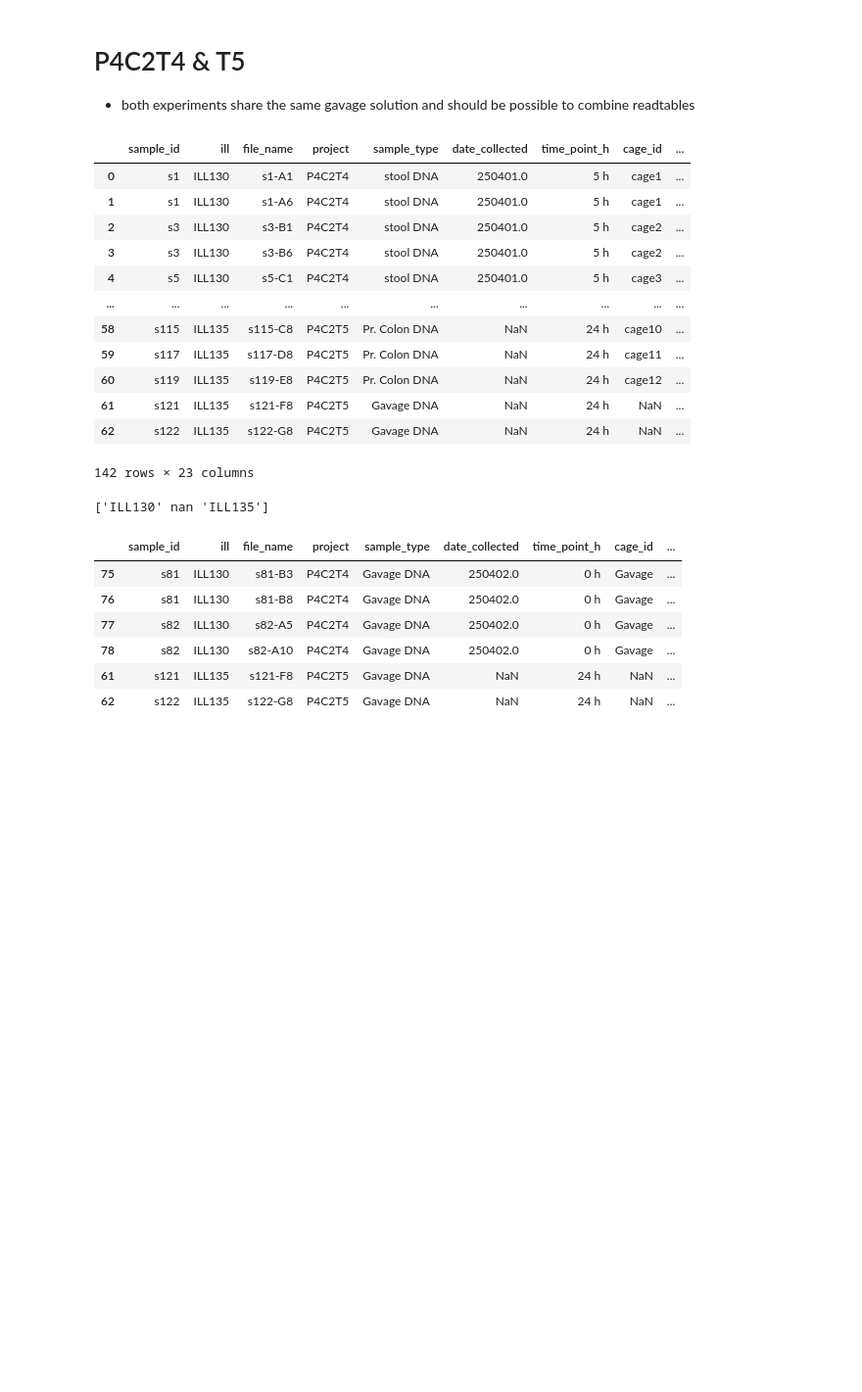
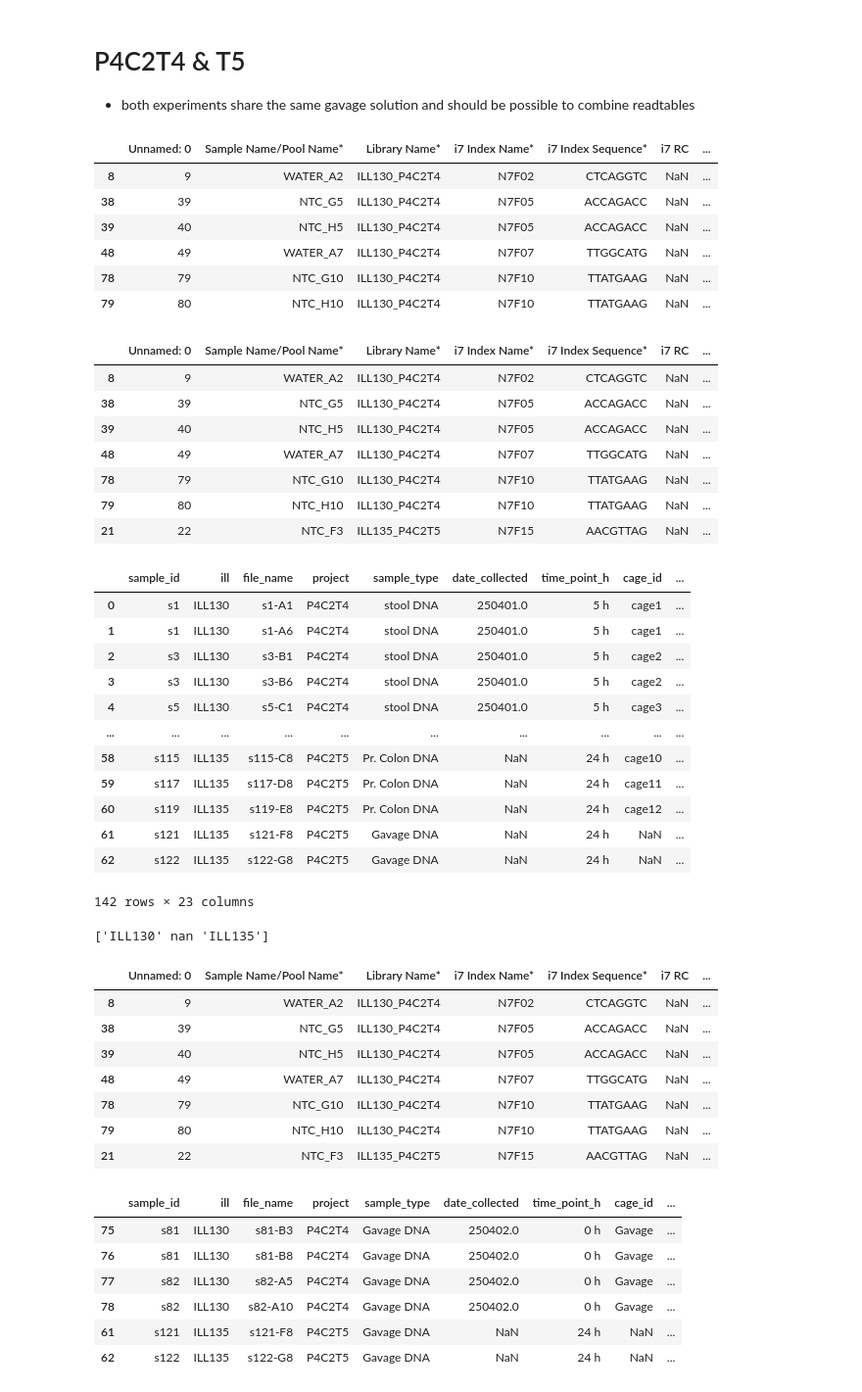
Before and after one commit to c-ruprecht/population_bottlenecks, a Jupyter notebook: input_files/metadata.ipynb, the cells around one changed output. Shown at 98% size. Saved outputs shown, nothing was run; the diff lists cells and outputs as text; code cells hidden in the pictures; blank space fills up the shorter version.

```diff
--- a/input_files/metadata.ipynb
+++ b/input_files/metadata.ipynb
@@ -231,48 +217,76 @@ df_samplesheet = df_samplesheet.loc[df_samplesheet['sample_type'].str.contains('
 df_ill = df_ill.dropna(subset=['Sample Name/Pool Name*'])
 df_ill['sample_id']= df_ill['Sample Name/Pool Name*'].apply(lambda x: str(x).split('_')[0])
 df_ill['project'] = df_ill['Library Name*'].apply(lambda x: str(x).split('_')[1])
 #correct library name in ILL138 run
 df_ill['ill'] = df_ill['Library Name*'].apply(lambda x:  str(x).split('_')[0])
 df_ill['file_name'] = df_ill['Sample Name/Pool Name*'].apply(lambda x: str(x).replace('_', '-'))
 df_merge = pd.merge(df_ill[['sample_id', 'ill', 'file_name', 'project']], df_samplesheet, how = 'right', on = ['sample_id', 'project'])
 df_merge.head(10)
 df_P4C2T4 = df_merge.copy()
-
+df_ill_ntc = df_ill.loc[df_ill['Sample Name/Pool Name*'].str.contains("WATER|NTC")]
+display(df_ill_ntc)
 #P4C2T5
 df_ill = pd.read_excel('/Users/ruprec01/Documents/Faith_lab/Git/population_bottlenecks/input_files/ill_sheets/ILL135_sample_sheet.xlsx',
                             sheet_name = 'Individual Library Information', header = 1)
 df_samplesheet = pd.read_csv('/Users/ruprec01/Documents/Faith_lab/Git/population_bottlenecks/input_files/metadata/P4C2T5_cr_mouse_sample - P4C2T5.tsv', sep = '\t')
 
 df_samplesheet = df_samplesheet.loc[df_samplesheet['sample_type'].str.contains('DNA')].copy()
 df_ill = df_ill.dropna(subset=['Sample Name/Pool Name*'])
 df_ill['sample_id']= df_ill['Sample Name/Pool Name*'].apply(lambda x: str(x).split('_')[0])
 df_ill['project'] = df_ill['Library Name*'].apply(lambda x: str(x).split('_')[1])
 #correct library name in ILL138 run
 df_ill['ill'] = df_ill['Library Name*'].apply(lambda x:  str(x).split('_')[0])
 df_ill['file_name'] = df_ill['Sample Name/Pool Name*'].apply(lambda x: str(x).replace('_', '-'))
 df_merge = pd.merge(df_ill[['sample_id', 'ill', 'file_name', 'project']], df_samplesheet, how = 'right', on = ['sample_id', 'project'])
 df_merge.head(10)
 df_P4C2T5 = df_merge.copy()
+df_ill_ntc = pd.concat([df_ill_ntc, df_ill.loc[df_ill['Sample Name/Pool Name*'].str.contains("WATER|NTC")]], axis= 0)
+display(df_ill_ntc)
 
 #merge
 df_merge = pd.concat([df_P4C2T4, df_P4C2T5], axis = 0)
 display(df_merge)
 print(df_merge.ill.unique())
+
+df_ill_ntc
 # %% [output]
-|  | sample_id | ill | file_name | project | sample_type | date_collected | time_point_h | cage_id | ... |
-| 0 | s1 | ILL130 | s1-A1 | P4C2T4 | stool DNA | 250401.0 | 5 h | cage1 | ... |
-| 1 | s1 | ILL130 | s1-A6 | P4C2T4 | stool DNA | 250401.0 | 5 h | cage1 | ... |
-| 2 | s3 | ILL130 | s3-B1 | P4C2T4 | stool DNA | 250401.0 | 5 h | cage2 | ... |
-| 3 | s3 | ILL130 | s3-B6 | P4C2T4 | stool DNA | 250401.0 | 5 h | cage2 | ... |
-| 4 | s5 | ILL130 | s5-C1 | P4C2T4 | stool DNA | 250401.0 | 5 h | cage3 | ... |
-| ... | ... | ... | ... | ... | ... | ... | ... | ... | ... |
-| 58 | s115 | ILL135 | s115-C8 | P4C2T5 | Pr. Colon DNA | NaN | 24 h | cage10 | ... |
-| 59 | s117 | ILL135 | s117-D8 | P4C2T5 | Pr. Colon DNA | NaN | 24 h | cage11 | ... |
-| 60 | s119 | ILL135 | s119-E8 | P4C2T5 | Pr. Colon DNA | NaN | 24 h | cage12 | ... |
-| 61 | s121 | ILL135 | s121-F8 | P4C2T5 | Gavage DNA | NaN | 24 h | NaN | ... |
-| 62 | s122 | ILL135 | s122-G8 | P4C2T5 | Gavage DNA | NaN | 24 h | NaN | ... |
+|  | Unnamed: 0 | Sample Name/Pool Name* | Library Name* | i7 Index Name* | i7 Index Sequence* | i7 RC | ... |
+| 8 | 9 | WATER_A2 | ILL130_P4C2T4 | N7F02 | CTCAGGTC | NaN | ... |
+| 38 | 39 | NTC_G5 | ILL130_P4C2T4 | N7F05 | ACCAGACC | NaN | ... |
+| 39 | 40 | NTC_H5 | ILL130_P4C2T4 | N7F05 | ACCAGACC | NaN | ... |
+| 48 | 49 | WATER_A7 | ILL130_P4C2T4 | N7F07 | TTGGCATG | NaN | ... |
+| 78 | 79 | NTC_G10 | ILL130_P4C2T4 | N7F10 | TTATGAAG | NaN | ... |
+| 79 | 80 | NTC_H10 | ILL130_P4C2T4 | N7F10 | TTATGAAG | NaN | ... |
+|  | Unnamed: 0 | Sample Name/Pool Name* | Library Name* | i7 Index Name* | i7 Index Sequence* | i7 RC | ... |
+| 8 | 9 | WATER_A2 | ILL130_P4C2T4 | N7F02 | CTCAGGTC | NaN | ... |
+| 38 | 39 | NTC_G5 | ILL130_P4C2T4 | N7F05 | ACCAGACC | NaN | ... |
+| 39 | 40 | NTC_H5 | ILL130_P4C2T4 | N7F05 | ACCAGACC | NaN | ... |
+| 48 | 49 | WATER_A7 | ILL130_P4C2T4 | N7F07 | TTGGCATG | NaN | ... |
+| 78 | 79 | NTC_G10 | ILL130_P4C2T4 | N7F10 | TTATGAAG | NaN | ... |
+| 79 | 80 | NTC_H10 | ILL130_P4C2T4 | N7F10 | TTATGAAG | NaN | ... |
+| 21 | 22 | NTC_F3 | ILL135_P4C2T5 | N7F15 | AACGTTAG | NaN | ... |
+|  | sample_id | ill | file_name | project | sample_type | date_collected | time_point_h | cage_id | ... |
+| 0 | s1 | ILL130 | s1-A1 | P4C2T4 | stool DNA | 250401.0 | 5 h | cage1 | ... |
+| 1 | s1 | ILL130 | s1-A6 | P4C2T4 | stool DNA | 250401.0 | 5 h | cage1 | ... |
+| 2 | s3 | ILL130 | s3-B1 | P4C2T4 | stool DNA | 250401.0 | 5 h | cage2 | ... |
+| 3 | s3 | ILL130 | s3-B6 | P4C2T4 | stool DNA | 250401.0 | 5 h | cage2 | ... |
+| 4 | s5 | ILL130 | s5-C1 | P4C2T4 | stool DNA | 250401.0 | 5 h | cage3 | ... |
+| ... | ... | ... | ... | ... | ... | ... | ... | ... | ... |
+| 58 | s115 | ILL135 | s115-C8 | P4C2T5 | Pr. Colon DNA | NaN | 24 h | cage10 | ... |
+| 59 | s117 | ILL135 | s117-D8 | P4C2T5 | Pr. Colon DNA | NaN | 24 h | cage11 | ... |
+| 60 | s119 | ILL135 | s119-E8 | P4C2T5 | Pr. Colon DNA | NaN | 24 h | cage12 | ... |
+| 61 | s121 | ILL135 | s121-F8 | P4C2T5 | Gavage DNA | NaN | 24 h | NaN | ... |
+| 62 | s122 | ILL135 | s122-G8 | P4C2T5 | Gavage DNA | NaN | 24 h | NaN | ... |
 142 rows × 23 columns
 ['ILL130' nan 'ILL135']
+|  | Unnamed: 0 | Sample Name/Pool Name* | Library Name* | i7 Index Name* | i7 Index Sequence* | i7 RC | ... |
+| 8 | 9 | WATER_A2 | ILL130_P4C2T4 | N7F02 | CTCAGGTC | NaN | ... |
+| 38 | 39 | NTC_G5 | ILL130_P4C2T4 | N7F05 | ACCAGACC | NaN | ... |
+| 39 | 40 | NTC_H5 | ILL130_P4C2T4 | N7F05 | ACCAGACC | NaN | ... |
+| 48 | 49 | WATER_A7 | ILL130_P4C2T4 | N7F07 | TTGGCATG | NaN | ... |
+| 78 | 79 | NTC_G10 | ILL130_P4C2T4 | N7F10 | TTATGAAG | NaN | ... |
+| 79 | 80 | NTC_H10 | ILL130_P4C2T4 | N7F10 | TTATGAAG | NaN | ... |
+| 21 | 22 | NTC_F3 | ILL135_P4C2T5 | N7F15 | AACGTTAG | NaN | ... |
 # %%
 df_merge[df_merge['sample_type'].str.contains('Gavage')]
 # %% [output]
```
Also changed, not shown: parts of 5 cells of this notebook, 2 other files.
